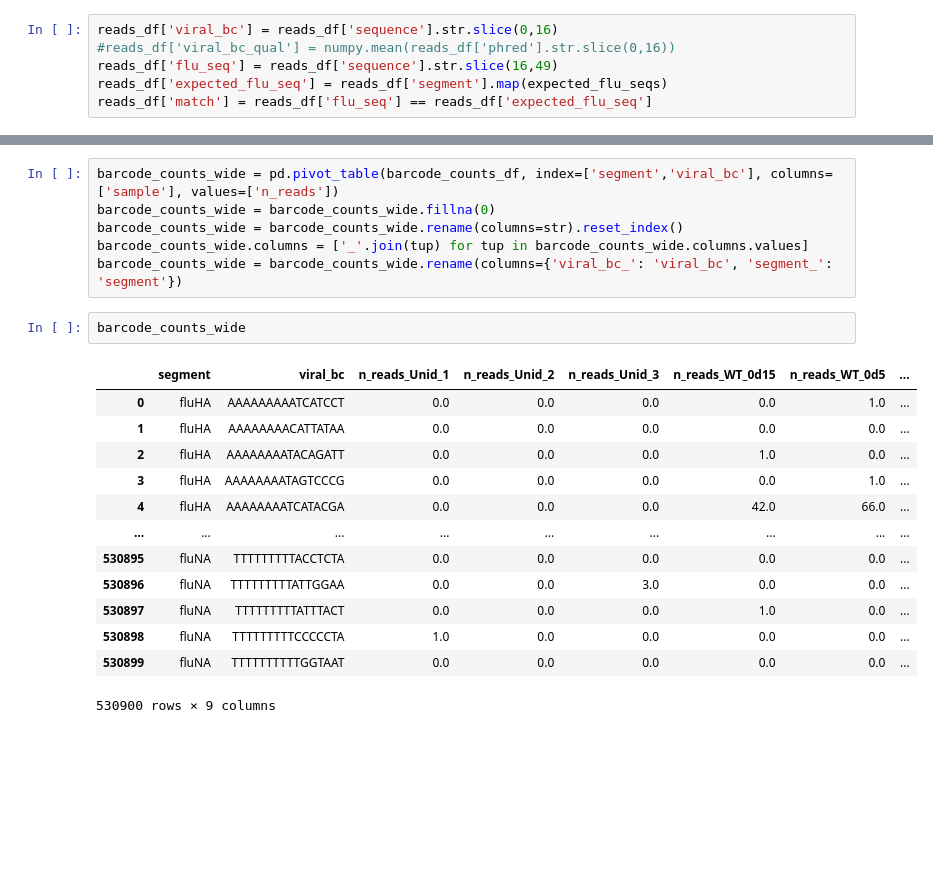
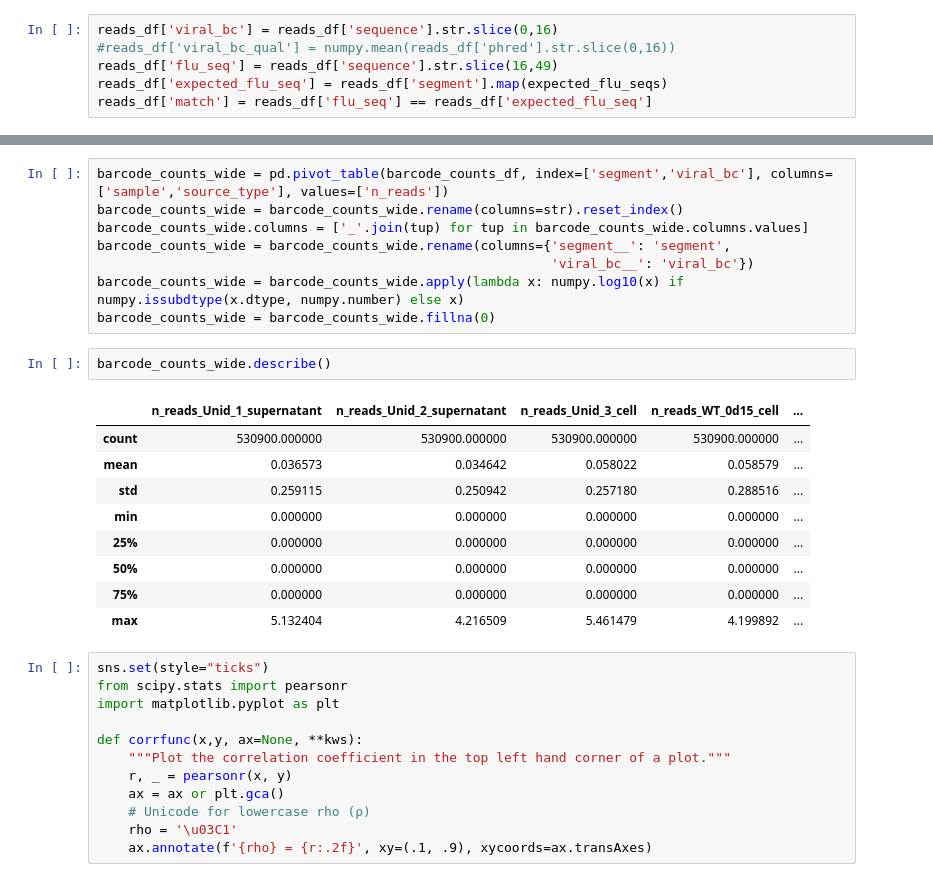
Before and after one commit to jbloomlab/barcoded_flu_pdmH1N1, a Jupyter notebook: identify_viralbc_samples.ipynb, the cells around one changed output, grey strips where cells are left out. Saved outputs shown, nothing was run; the diff lists cells and outputs as text; blank space fills up the shorter version.

```diff
--- a/identify_viralbc_samples.ipynb
+++ b/identify_viralbc_samples.ipynb
@@ -201,22 +244,32 @@ To retain the current behavior and silence the warning, pass 'sort=True'.
 # %%
-barcode_counts_wide = pd.pivot_table(barcode_counts_df, index=['segment','viral_bc'], columns=['sample'], values=['n_reads'])
-barcode_counts_wide = barcode_counts_wide.fillna(0)
+barcode_counts_wide = pd.pivot_table(barcode_counts_df, index=['segment','viral_bc'], columns=['sample','source_type'], values=['n_reads'])
 barcode_counts_wide = barcode_counts_wide.rename(columns=str).reset_index()
 barcode_counts_wide.columns = ['_'.join(tup) for tup in barcode_counts_wide.columns.values]
-barcode_counts_wide = barcode_counts_wide.rename(columns={'viral_bc_': 'viral_bc', 'segment_': 'segment'})
+barcode_counts_wide = barcode_counts_wide.rename(columns={'segment__': 'segment',
+                                                          'viral_bc__': 'viral_bc'})
+barcode_counts_wide = barcode_counts_wide.apply(lambda x: numpy.log10(x) if numpy.issubdtype(x.dtype, numpy.number) else x)
+barcode_counts_wide = barcode_counts_wide.fillna(0)
 # %%
-barcode_counts_wide
+barcode_counts_wide.describe()
 # %% [output]
-|  | segment | viral_bc | n_reads_Unid_1 | n_reads_Unid_2 | n_reads_Unid_3 | n_reads_WT_0d15 | n_reads_WT_0d5 | ... |
-| 0 | fluHA | AAAAAAAAATCATCCT | 0.0 | 0.0 | 0.0 | 0.0 | 1.0 | ... |
-| 1 | fluHA | AAAAAAAACATTATAA | 0.0 | 0.0 | 0.0 | 0.0 | 0.0 | ... |
-| 2 | fluHA | AAAAAAAATACAGATT | 0.0 | 0.0 | 0.0 | 1.0 | 0.0 | ... |
-| 3 | fluHA | AAAAAAAATAGTCCCG | 0.0 | 0.0 | 0.0 | 0.0 | 1.0 | ... |
-| 4 | fluHA | AAAAAAAATCATACGA | 0.0 | 0.0 | 0.0 | 42.0 | 66.0 | ... |
-| ... | ... | ... | ... | ... | ... | ... | ... | ... |
-| 530895 | fluNA | TTTTTTTTTACCTCTA | 0.0 | 0.0 | 0.0 | 0.0 | 0.0 | ... |
-| 530896 | fluNA | TTTTTTTTTATTGGAA | 0.0 | 0.0 | 3.0 | 0.0 | 0.0 | ... |
-| 530897 | fluNA | TTTTTTTTTATTTACT | 0.0 | 0.0 | 0.0 | 1.0 | 0.0 | ... |
-| 530898 | fluNA | TTTTTTTTTCCCCCTA | 1.0 | 0.0 | 0.0 | 0.0 | 0.0 | ... |
-| 530899 | fluNA | TTTTTTTTTTGGTAAT | 0.0 | 0.0 | 0.0 | 0.0 | 0.0 | ... |
+|  | n_reads_Unid_1_supernatant | n_reads_Unid_2_supernatant | n_reads_Unid_3_cell | n_reads_WT_0d15_cell | ... |
+| count | 530900.000000 | 530900.000000 | 530900.000000 | 530900.000000 | ... |
+| mean | 0.036573 | 0.034642 | 0.058022 | 0.058579 | ... |
+| std | 0.259115 | 0.250942 | 0.257180 | 0.288516 | ... |
+| min | 0.000000 | 0.000000 | 0.000000 | 0.000000 | ... |
+| 25% | 0.000000 | 0.000000 | 0.000000 | 0.000000 | ... |
+| 50% | 0.000000 | 0.000000 | 0.000000 | 0.000000 | ... |
+| 75% | 0.000000 | 0.000000 | 0.000000 | 0.000000 | ... |
+| max | 5.132404 | 4.216509 | 5.461479 | 4.199892 | ... |
-530900 rows × 9 columns
+# %%
+sns.set(style="ticks")
+from scipy.stats import pearsonr
+import matplotlib.pyplot as plt
+
+def corrfunc(x,y, ax=None, **kws):
+    """Plot the correlation coefficient in the top left hand corner of a plot."""
+    r, _ = pearsonr(x, y)
+    ax = ax or plt.gca()
+    # Unicode for lowercase rho (ρ)
+    rho = '\u03C1'
+    ax.annotate(f'{rho} = {r:.2f}', xy=(.1, .9), xycoords=ax.transAxes)
```
Also changed, not shown: parts of 13 cells of this notebook, 1 other file.
